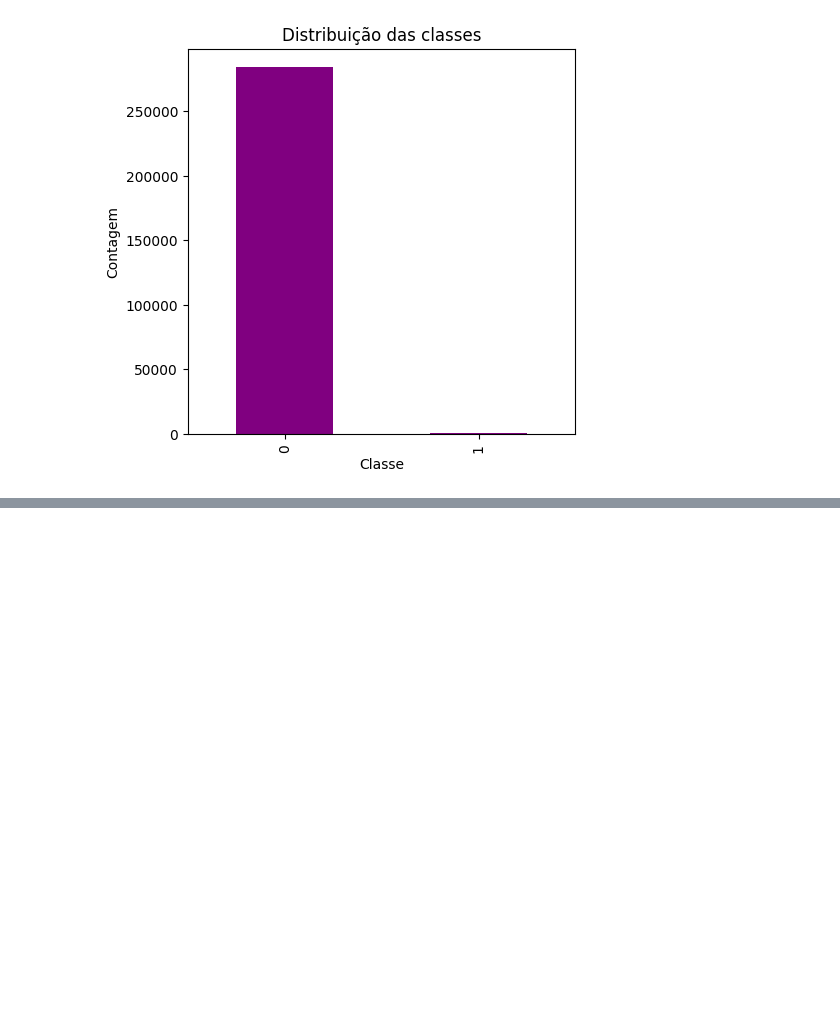
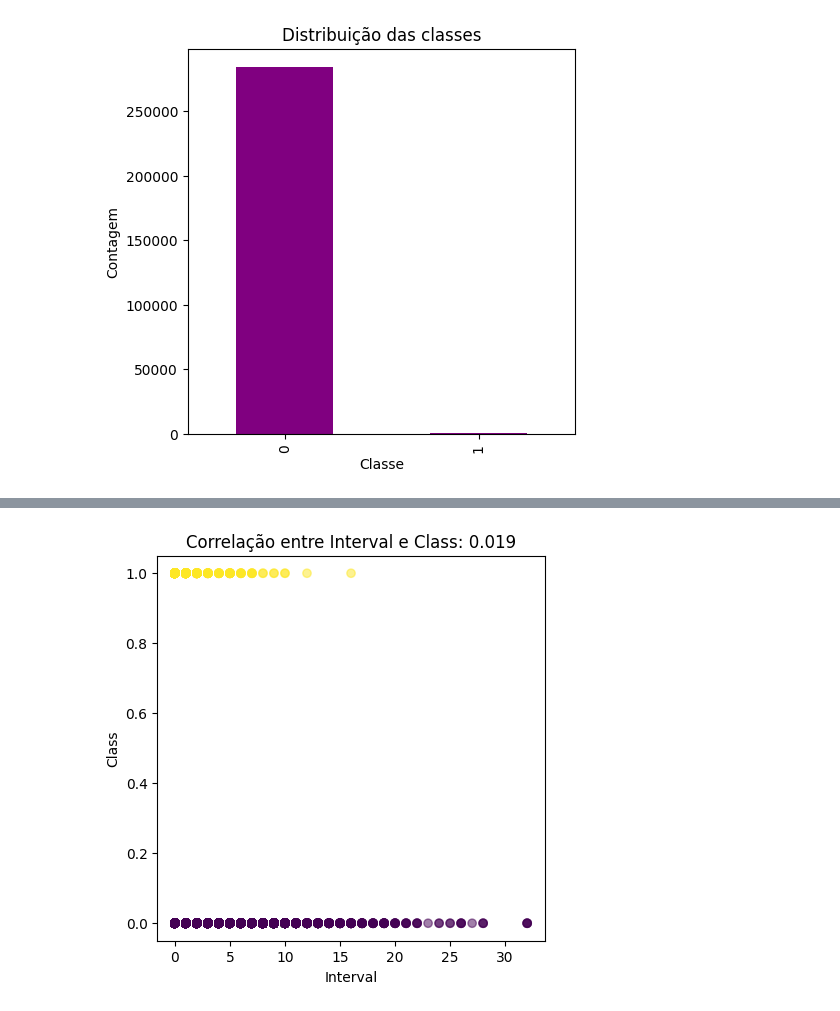
Before and after one commit to Carlos3du/fraud-detection-bigdata, a Jupyter notebook: src/aed.ipynb, the cells around one changed output, grey strips where cells are left out. Saved outputs shown, nothing was run; the diff lists cells and outputs as text; code cells hidden in the pictures; blank space fills up the shorter version.

```diff
--- a/src/aed.ipynb
+++ b/src/aed.ipynb
@@ -82,0 +127,6 @@ Name: count, dtype: int64
+# %%
+correlation = raw_data["Interval"].corr(raw_data["Class"])
+
+plotCorrDisp(raw_data, correlation, "Interval", "Class")
+# %% [output]
+[figure, added]
```
Also changed, not shown: parts of 10 cells of this notebook, 2 other files.
